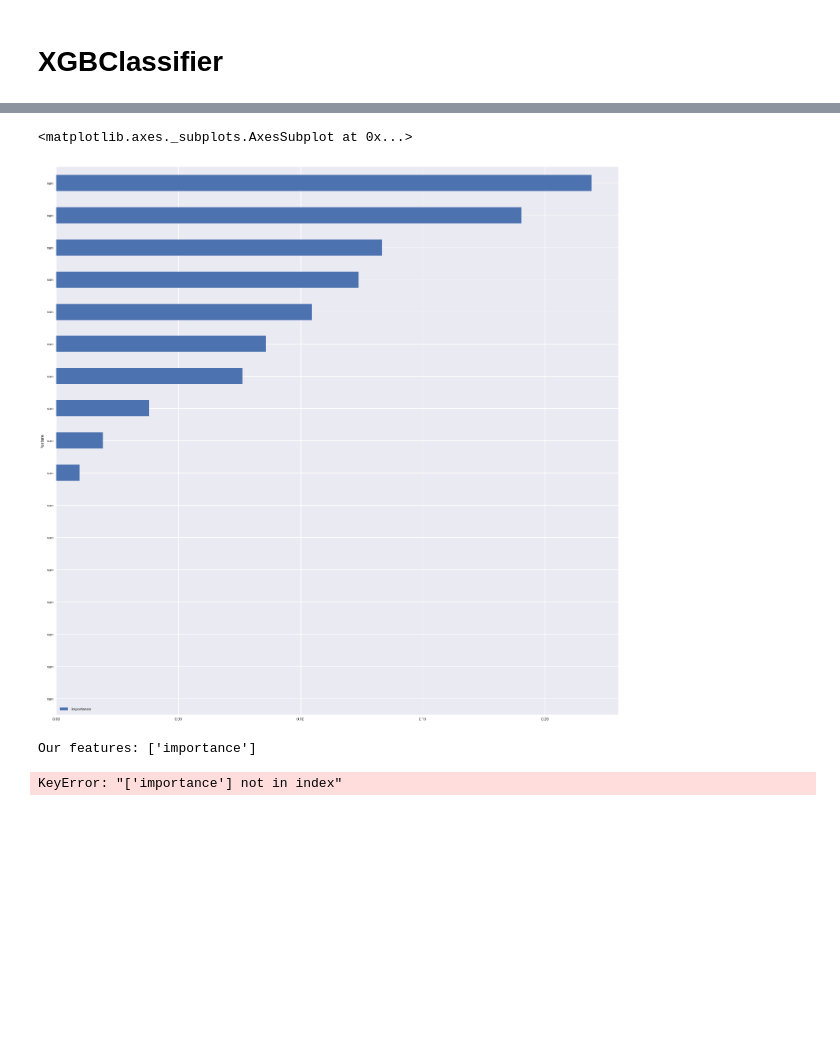
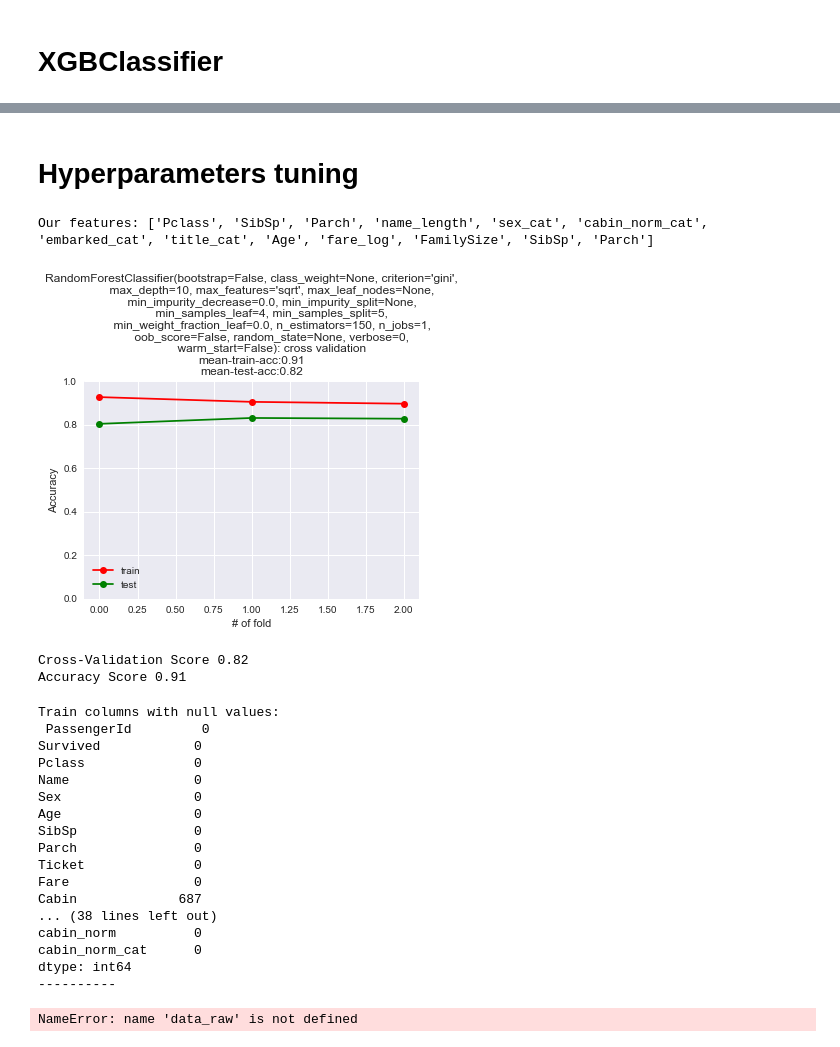
Before and after one commit to braintelligencePL/playgrounds, a Jupyter notebook: jupyter-notebooks/machine-learning/notebooks/titanic_prediction.ipynb, the cells around one changed output, grey strips where cells are left out. Cells and saved outputs as stored; diff of their text form; code cells hidden in the pictures; blank space fills up the shorter version.

```diff
--- a/jupyter-notebooks/machine-learning/notebooks/titanic_prediction.ipynb
+++ b/jupyter-notebooks/machine-learning/notebooks/titanic_prediction.ipynb
@@ -197,10 +198,6 @@ Kaggle Score 0.68
 black_list = ['PassengerId', 'Survived']
 PassengerId = df_test['PassengerId']
 # %%
-# For Global Access
-X=[]
-y=[]
-feats=[]
 
 def get_feats(df):
 #     feats = df.select_dtypes(include=[np.int64]).columns.values
@@ -222,7 +219,7 @@ def train_and_predict(model):
     y_pred = model.predict(X)
 
     cross_score = cross_val_score(model, X, y, scoring='accuracy', cv=3)
-#     plot_result(model, cross_validate(model, X, y, scoring='accuracy', cv=3))
+    plot_result(model, cross_validate(model, X, y, scoring='accuracy', cv=3))
 
     print('Cross-Validation Score %.2f' %cross_score.mean())
     print('Accuracy Score %.2f' %accuracy_score(y, y_pred))
@@ -378,14 +378,11 @@ Kaggle Score 0.78
 # %%
 
-features = pd.DataFrame()
-features['feature'] = feats
-features['importance'] = model.feature_importances_
-features.sort_values(by=['importance'], ascending=True, inplace=True)
-features.set_index('feature', inplace=True)
-features.plot(kind='barh', figsize=(25, 25))
+# features = pd.DataFrame()
+# features['feature'] = feats
+# features['importance'] = model.feature_importances_
+# features.sort_values(by=['importance'], ascending=True, inplace=True)
+# features.set_index('feature', inplace=True)
+# features.plot(kind='barh', figsize=(25, 25))
-# %% [output]
-<matplotlib.axes._subplots.AxesSubplot at 0x...>
-[figure, removed]
 # %%
 def plot_result(model_name, result, ylim=(0, 1.)):
     mean_train = np.round( np.mean(result['train_score']), 2 )
@@ -409,10 +399,47 @@ models = [logreg, logreg_cv, rf, gboost]
-# %%
-for model in models:
-    train_predict_and_create_submission('titanic_82_xgb_5', model)
-    print('\n')
-# %% [output]
-Our features: ['importance']
-KeyError: "['importance'] not in index"
+# %% [markdown]
+# Hyperparameters tuning
+# %%
+parameters = {'bootstrap': False, 'min_samples_leaf': 4, 'n_estimators': 150,
+              'min_samples_split': 5, 'max_features': 'sqrt', 'max_depth': 10}
+
+features = ['Pclass', 'SibSp', 'Parch', 'name_length', 'sex_cat', 'cabin_norm_cat',
+            'embarked_cat', 'title_cat', 'Age', 'fare_log', 'FamilySize', 'SibSp', 'Parch']
+
+model = RandomForestClassifier(**parameters)
+
+train_predict_and_create_submission('titanic_82_hyper', model)
+# %% [output]
+Our features: ['Pclass', 'SibSp', 'Parch', 'name_length', 'sex_cat', 'cabin_norm_cat', 'embarked_cat', 'title_cat', 'Age', 'fare_log', 'FamilySize', 'SibSp', 'Parch']
+[figure, added]
+Cross-Validation Score 0.82
+Accuracy Score 0.91
+# %%
+print('Train columns with null values:\n', df_train.isnull().sum())
+print("-"*10)
+
+print('Test/Validation columns with null values:\n', df_test.isnull().sum())
+print("-"*10)
+
+data_raw.describe(include = 'all')
+# %% [output]
+Train columns with null values:
+ PassengerId         0
+Survived            0
+Pclass              0
+Name                0
+Sex                 0
+Age                 0
+SibSp               0
+Parch               0
+Ticket              0
+Fare                0
+Cabin             687
+... (38 lines left out)
+cabin_norm          0
+cabin_norm_cat      0
+dtype: int64
+----------
+NameError: name 'data_raw' is not defined
 # %% [markdown]
 <br><br><br>
 
```
Also changed, not shown: parts of 5 cells of this notebook.
